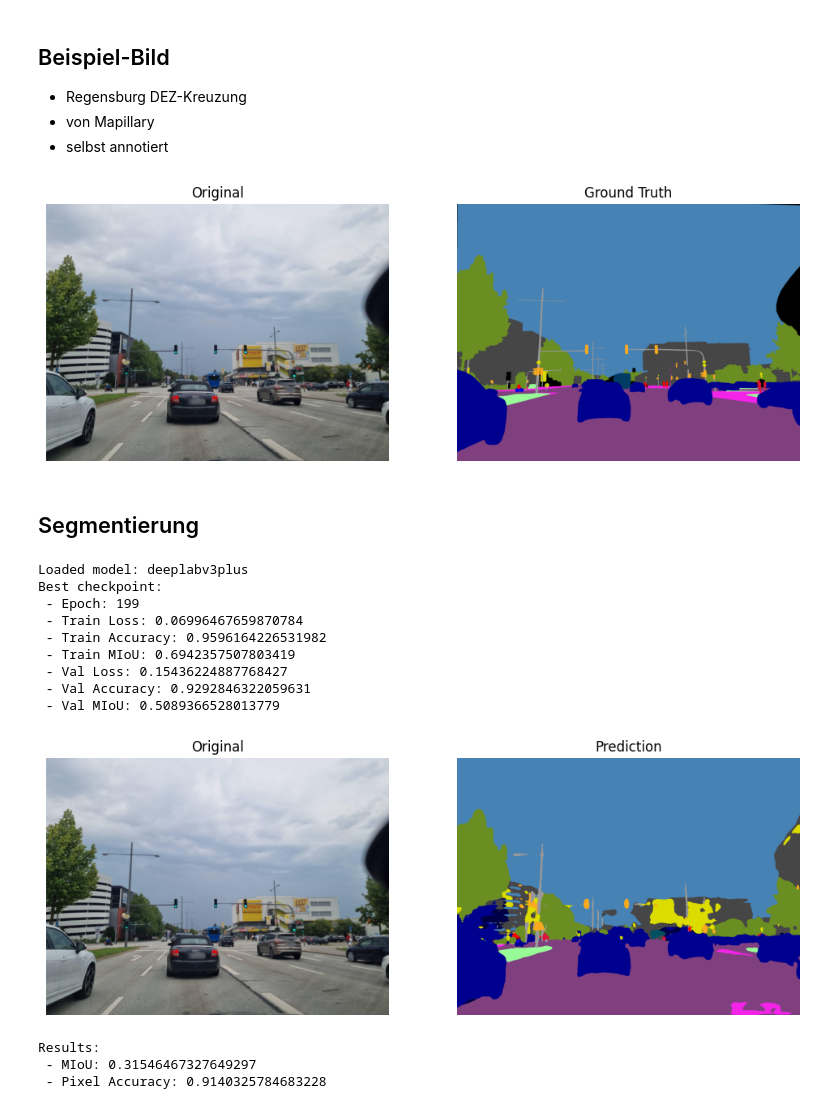
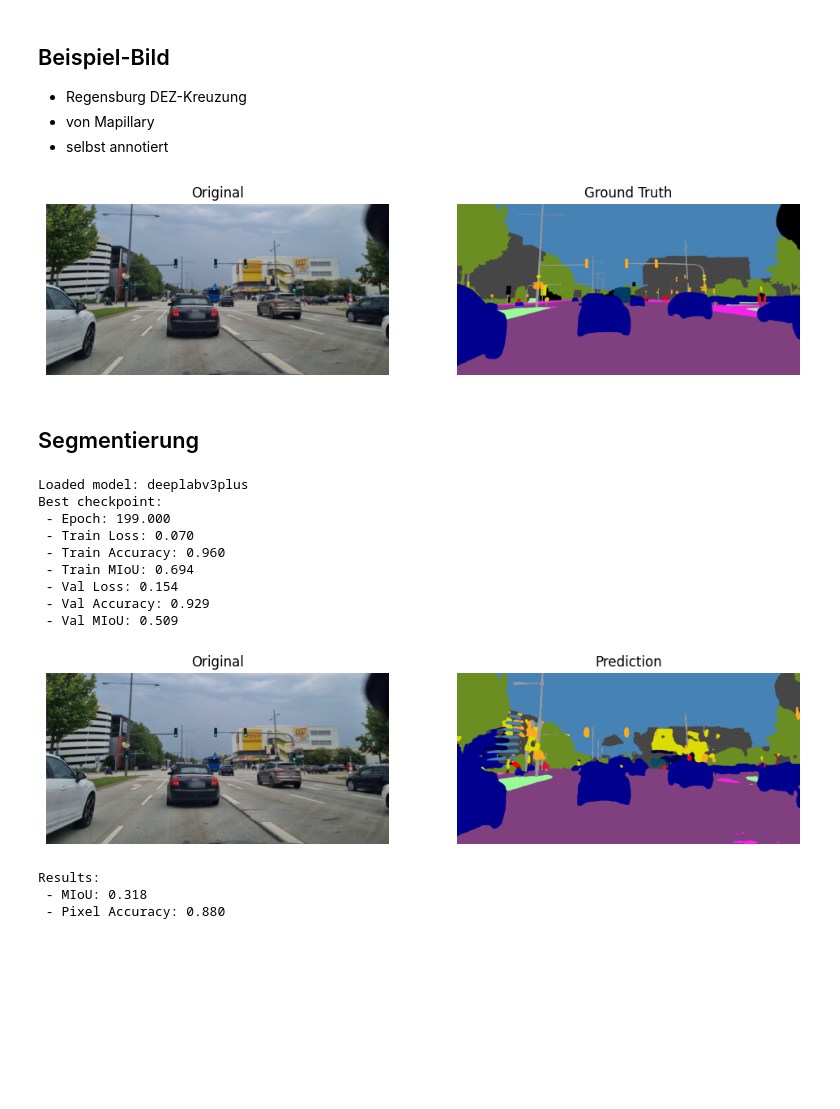
Before and after one commit to lucauhl/Semantic-Segmentation-Traffic-Scenes, a Jupyter notebook: 05_evaluation/pipeline_demo.ipynb, the cells around one changed output. Saved outputs shown, nothing was run; the diff lists cells and outputs as text; code cells hidden in the pictures; blank space fills up the shorter version.

Commit message:
Pipeline visualization with latest model

```diff
--- a/05_evaluation/pipeline_demo.ipynb
+++ b/05_evaluation/pipeline_demo.ipynb
@@ -7,18 +7,18 @@ from utils.demo_utils import *
 - selbst annotiert
 # %%
 cvat_path = Path("./CVATAnnotations")
-image_path = cvat_path / "bild1r.jpg"
-label_path = cvat_path / "bild1.png"
+image_path = cvat_path / "bild6r.jpg"
+label_path = cvat_path / "bild6.png"
 
 image = cv2.imread(str(image_path))
 image = cv2.cvtColor(image, cv2.COLOR_BGR2RGB)
 
 rgb_label = cv2.imread(str(label_path))
 rgb_label = cv2.cvtColor(rgb_label, cv2.COLOR_BGR2RGB)
 
 plot_images(image, "Original", rgb_label, "Ground Truth")
 # %% [output]
-[figure, old version]
+[figure, new version]
 # %% [markdown]
 ## Segmentierung
 # %%
@@ -30,22 +30,22 @@ rgb_pred = label_to_color(prediction, CITYSCAPES_COLORS_20)
 plot_images(image, "Original", rgb_pred, "Prediction")
 
 print("Results:")
-print(f" - MIoU: {miou}")
-print(f" - Pixel Accuracy: {acc}")
+print(f" - MIoU: {miou:.3f}")
+print(f" - Pixel Accuracy: {acc:.3f}")
 # %% [output]
 Loaded model: deeplabv3plus
 Best checkpoint:
- - Epoch: 199
- - Train Loss: 0.06996467659870784
- - Train Accuracy: 0.9596164226531982
- - Train MIoU: 0.6942357507803419
- - Val Loss: 0.15436224887768427
- - Val Accuracy: 0.9292846322059631
- - Val MIoU: 0.5089366528013779
+ - Epoch: 199.000
+ - Train Loss: 0.070
+ - Train Accuracy: 0.960
+ - Train MIoU: 0.694
+ - Val Loss: 0.154
+ - Val Accuracy: 0.929
+ - Val MIoU: 0.509
-[figure, old version]
+[figure, new version]
 Results:
- - MIoU: 0.31546467327649297
- - Pixel Accuracy: 0.9140325784683228
+ - MIoU: 0.318
+ - Pixel Accuracy: 0.880
 # %%
 model, device = load_model("deeplab", "deeplab_cityscapes_full_no_pretraining_3270576")
 prediction = infer(model, device, image)
```
Also changed, not shown: parts of 2 cells of this notebook, 18 other files.
